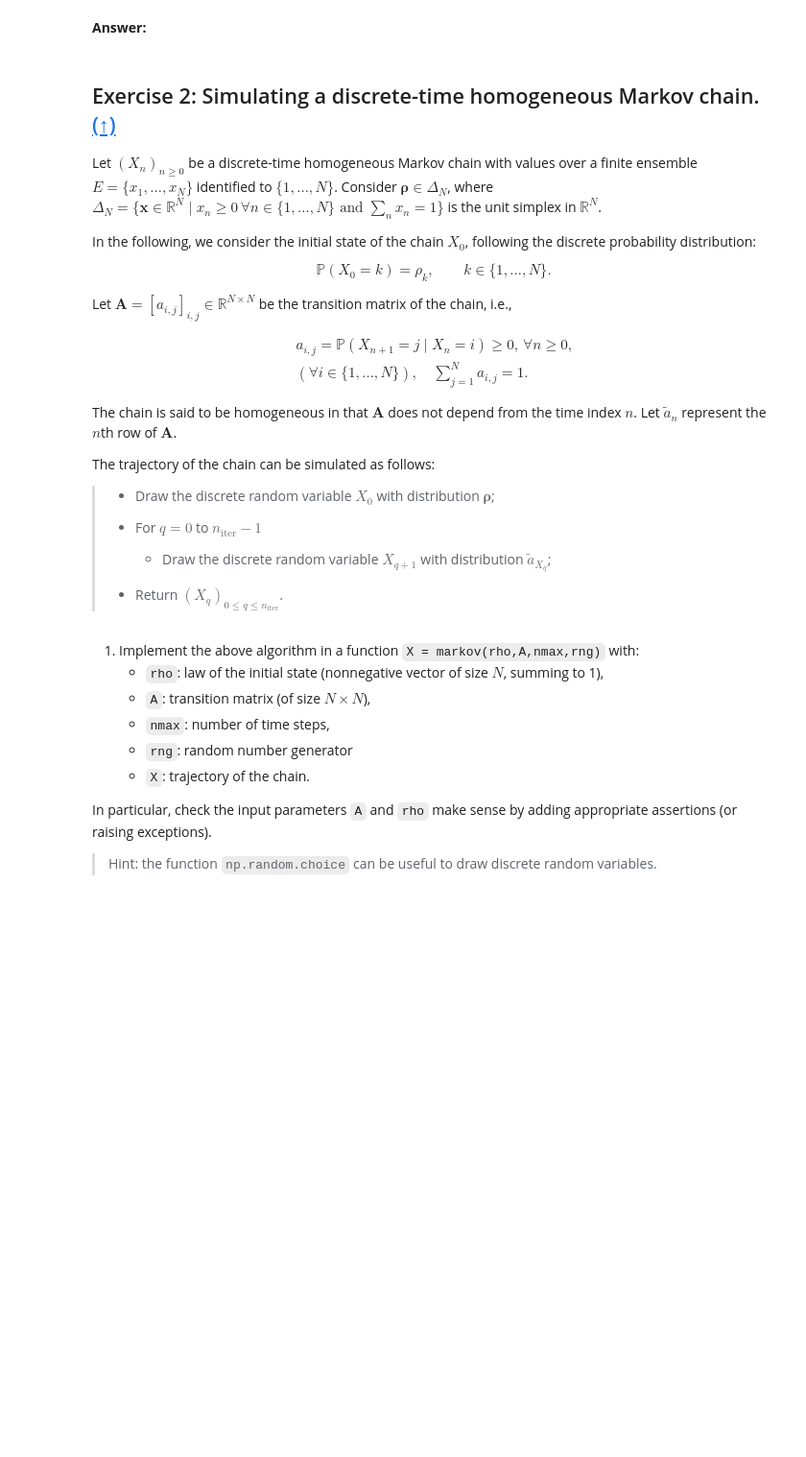
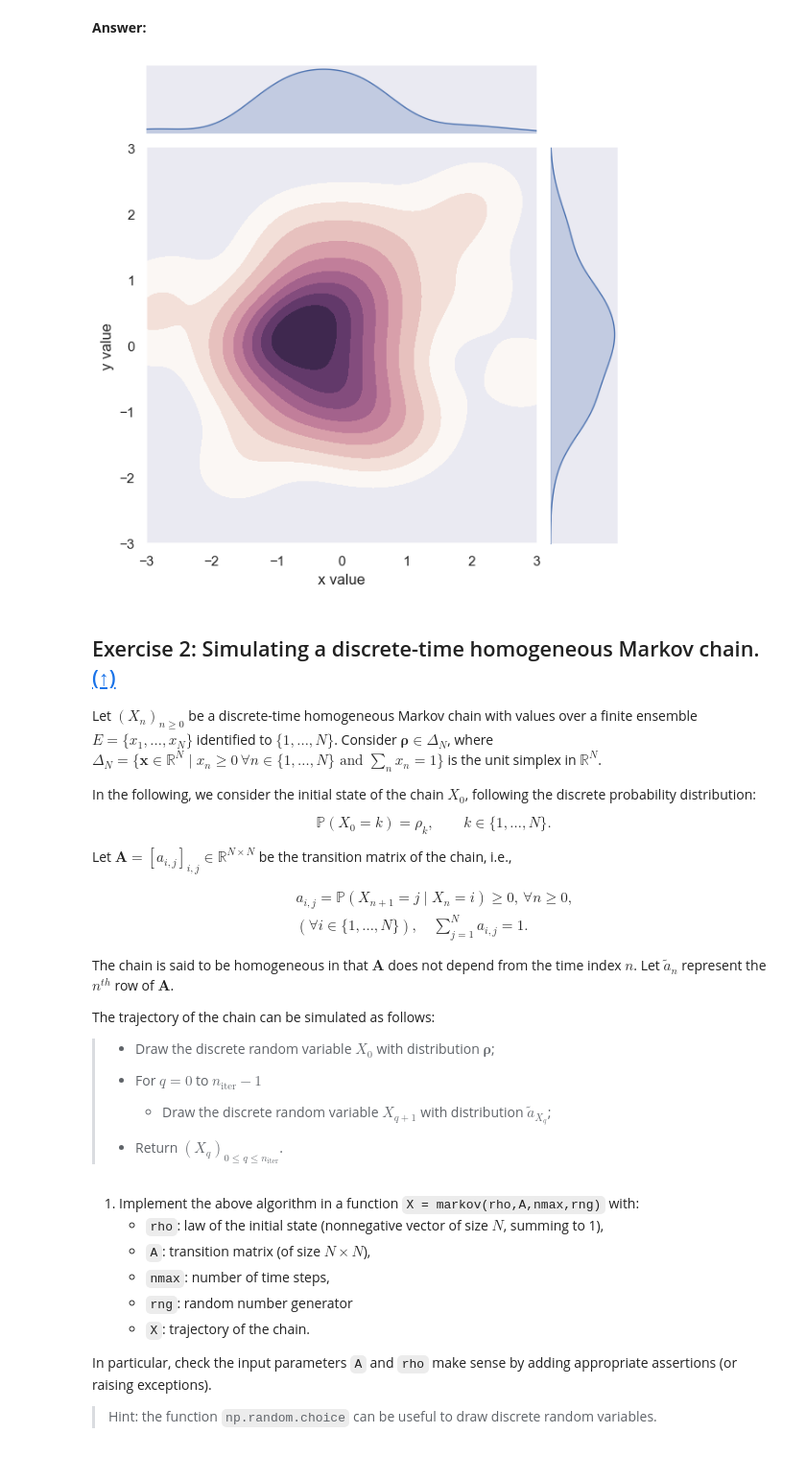
Before and after one commit to jkjky/python_sdia, a Jupyter notebook: Labs/Lab5/lab5.ipynb, the cells around one changed output. Shown at 96% size. Cells and saved outputs as stored; diff of their text form; code cells hidden in the pictures; blank space fills up the shorter version.

```diff
--- a/Labs/Lab5/lab5.ipynb
+++ b/Labs/Lab5/lab5.ipynb
@@ -124,3 +118,20 @@ This will become an error in seaborn v0.14.0; please update your code.
+# %%
+sns.set(style="dark")
+rng = np.random.default_rng(50)
+x, y = rng.normal(size=(2, 50))
+cmap = sns.cubehelix_palette(start=0, light=1, as_cmap=True)
+graph = sns.jointplot(x=x, y=y, kind="kde", cmap=cmap, fill=True)
+
+graph.ax_joint.set_xlim(-3, 3)
+graph.ax_joint.set_ylim(-3, 3)
+graph.ax_marg_x.set_xlim(-3, 3)
+graph.ax_marg_y.set_ylim(-3, 3)
+graph.set_axis_labels("x value", "y value")
+plt.show()
+
+#Here is the first subplot joinploit
+# %% [output]
+[figure, added]
 # %% [markdown]
 ## <a name="ex2">Exercise 2: Simulating a discrete-time homogeneous Markov chain.</a> [(&#8593;)](#content)
 
@@ -140,7 +151,7 @@ Let $\mathbf{A} = [a_{i,j}]_{i,j} \in \mathbb{R}^{N \times N}$ be the transition
     &(\forall i \in \{1, \dotsc, N\}), \quad \sum_{j=1}^N a_{i,j} = 1.
 \end{align*}
 
-The chain is said to be homogeneous in that $\mathbf{A}$ does not depend from the time index $n$. Let $\tilde{a}_n$ represent the $n$th row of $\mathbf{A}$.
+The chain is said to be homogeneous in that $\mathbf{A}$ does not depend from the time index $n$. Let $\tilde{a}_n$ represent the $n^{th}$ row of $\mathbf{A}$.
 
 The trajectory of the chain can be simulated as follows:
 
```
Also changed, not shown: parts of 6 cells of this notebook.
